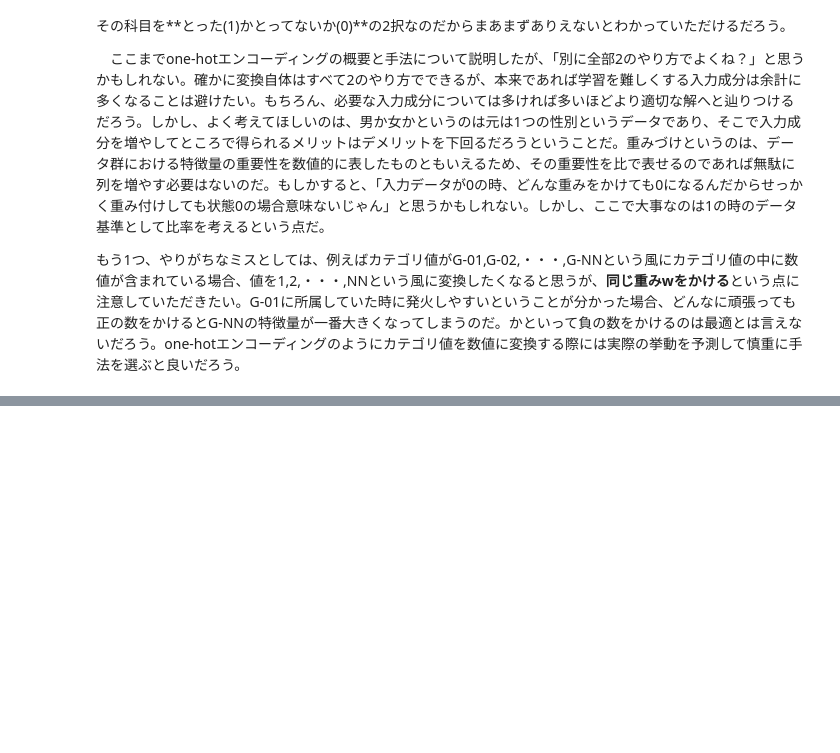
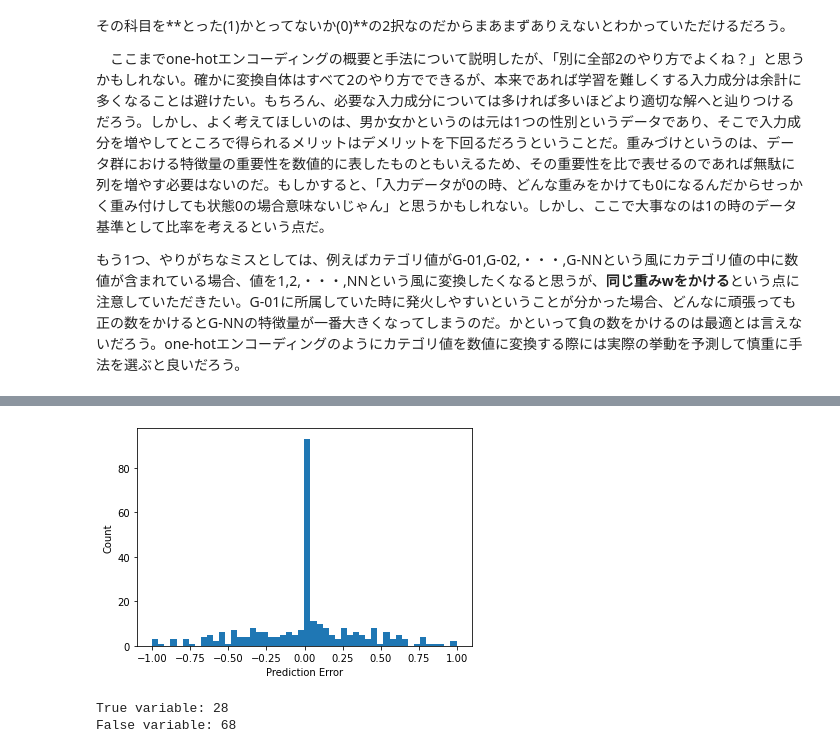
Before and after one commit to zundamochiiii/Keras_deeplearning, a Jupyter notebook: DeepLearning_fromZero/NeuralNetwork.ipynb, the cells around one changed output, grey strips where cells are left out. Saved outputs shown, nothing was run; the diff lists cells and outputs as text; code cells hidden in the pictures; blank space fills up the shorter version.

```diff
--- a/DeepLearning_fromZero/NeuralNetwork.ipynb
+++ b/DeepLearning_fromZero/NeuralNetwork.ipynb
@@ -762,15 +705,20 @@ Class                      2.00    2.0
 # %%
 # ネットワークを構築
 N = train_dataset.shape[1]
+print(N)
 
 def multi_classing_NN():
     model = keras.Sequential()
-    model.add(Dense(64, activation='sigmoid', input_dim = N))
-    model.add(Dense(64, activation='sigmoid'))
-    model.add(Dense(3))
+    model.add(Dense(32, activation="relu", input_dim = N))
+    model.add(Dropout(0.2))
+    model.add(Dense(8, activation="relu"))
+    model.add(Dropout(0.2))
+    model.add(Dense(3, activation="softmax"))
 
-    #モデルのコンパイル(mse:平均二乗誤差, sgd:確率的勾配降下法, mae:平均絶対誤差)
-    model.compile(loss="mse", optimizer="rmsprop",metrics=["mae","mse"])
+    #モデルのコンパイル()
+    model.compile(loss="categorical_crossentropy", optimizer="rmsprop",metrics=["accuracy"])
     model.summary()
 
     return model
+
+model = multi_classing_NN()
@@ -776,0 +882,26 @@ def multi_classing_NN():
+# %%
+# モデルを使った予測(誤差の分布)
+test_predictions2 = model2.predict(test_dataset).flatten()
+error = test_predictions2 - y_test.reshape(288,) #誤差 = 予測値 - 正解(ラベル)
+plt.hist(error, bins = 50)
+plt.xlabel("Prediction Error")
+_ = plt.ylabel("Count")
+# %% [output]
+[figure, added]
+# %%
+test_predictions2 = test_predictions2.reshape(96,3)
+t_count = 0
+f_count = 0
+
+
+for i in range(96):
+    if np.where(y_test[i] == 1) == test_predictions[i].argmax(axis=0):
+        #print("True")
+        t_count += 1
+    else:
+        #print("Flase")
+        f_count += 1
+print("True variable:",t_count,"\nFalse variable:",f_count)
+# %% [output]
+True variable: 28
+False variable: 68
```
Also changed, not shown: parts of 37 cells of this notebook, 5 other files.
